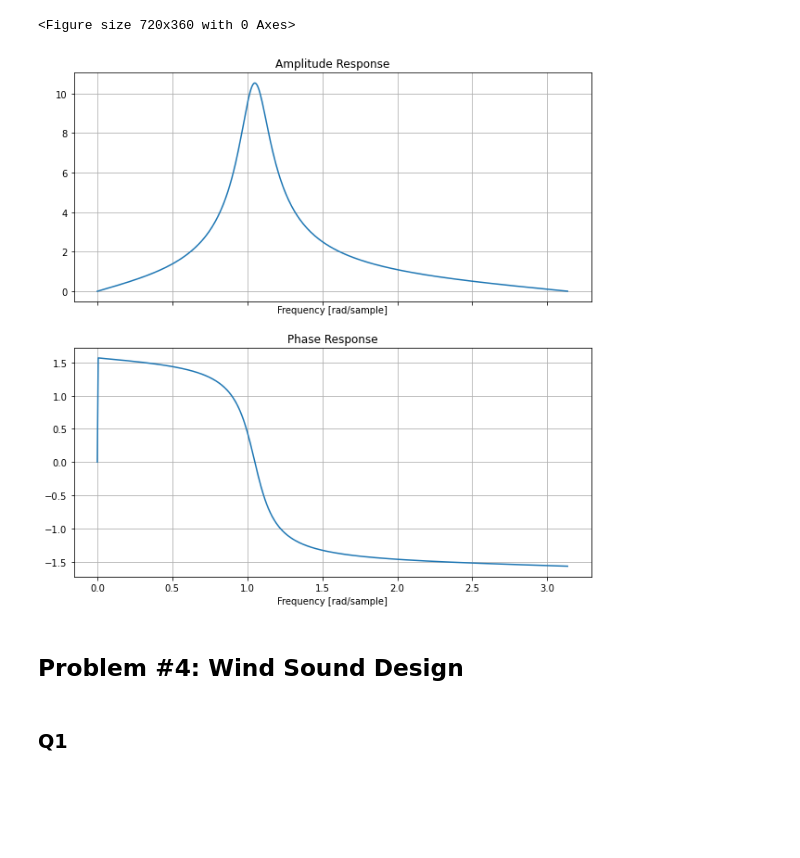
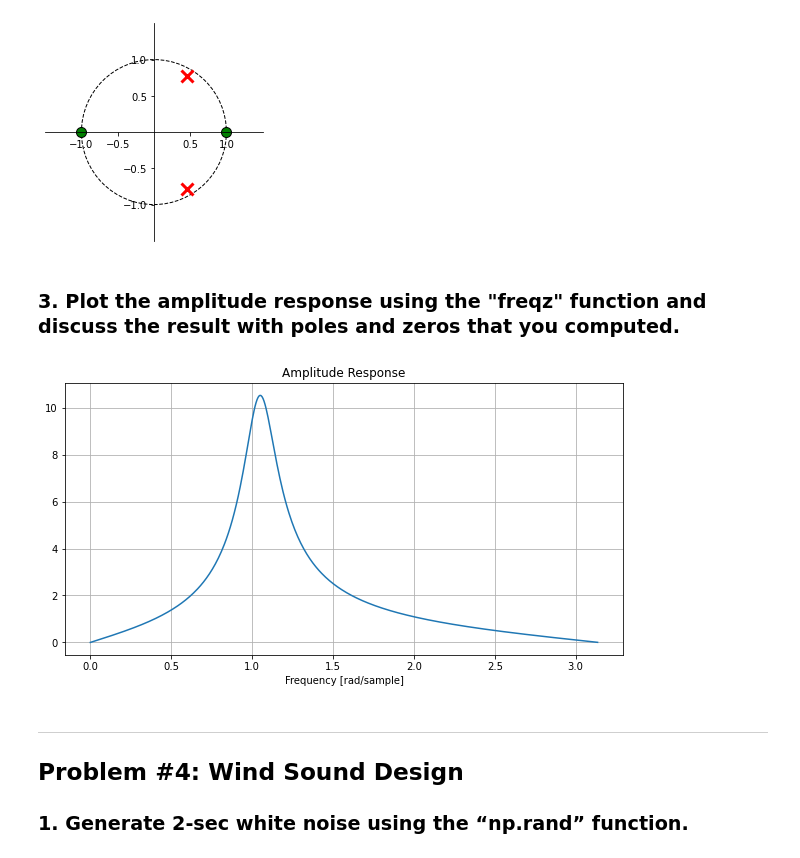
Before and after one commit to YoonjinXD/2022S_gct535, a Jupyter notebook: hw2/hw2.ipynb, the cells around one changed output. Cells and saved outputs as stored; diff of their text form; code cells hidden in the pictures; blank space fills up the shorter version.

```diff
--- a/hw2/hw2.ipynb
+++ b/hw2/hw2.ipynb
@@ -128,15 +163,23 @@ plot_amp_phs(w, h)
+# %%
+b = [1, 0, -1]
+a = [1, -0.9, 0.81]
+
+p = np.roots(a)
+z = np.roots(b)
+plot_zplane(p, z)
+# %% [output]
+[figure, added]
+# %% [markdown]
+### 3. Plot the amplitude response using the "freqz" function and discuss the result with poles and zeros that you computed.
 # %%
-b = [1, 0, -1]
-a = [1, -0.9, 0.81]
 w, h = signal.freqz(b=b, a=a)
-plot_amp_phs(w, h)
+plot_amp_response(w, h)
 # %% [output]
-<Figure size 720x360 with 0 Axes>
-[figure, old version]
+[figure, new version]
 # %% [markdown]
+***
 ## Problem #4: Wind Sound Design
+### 1. Generate 2-sec white noise using the “np.rand” function.
-# %% [markdown]
-### Q1
 # %%
 sr = 44100
 duration = 2
```
Also changed, not shown: parts of 26 cells of this notebook, 1 other file.
